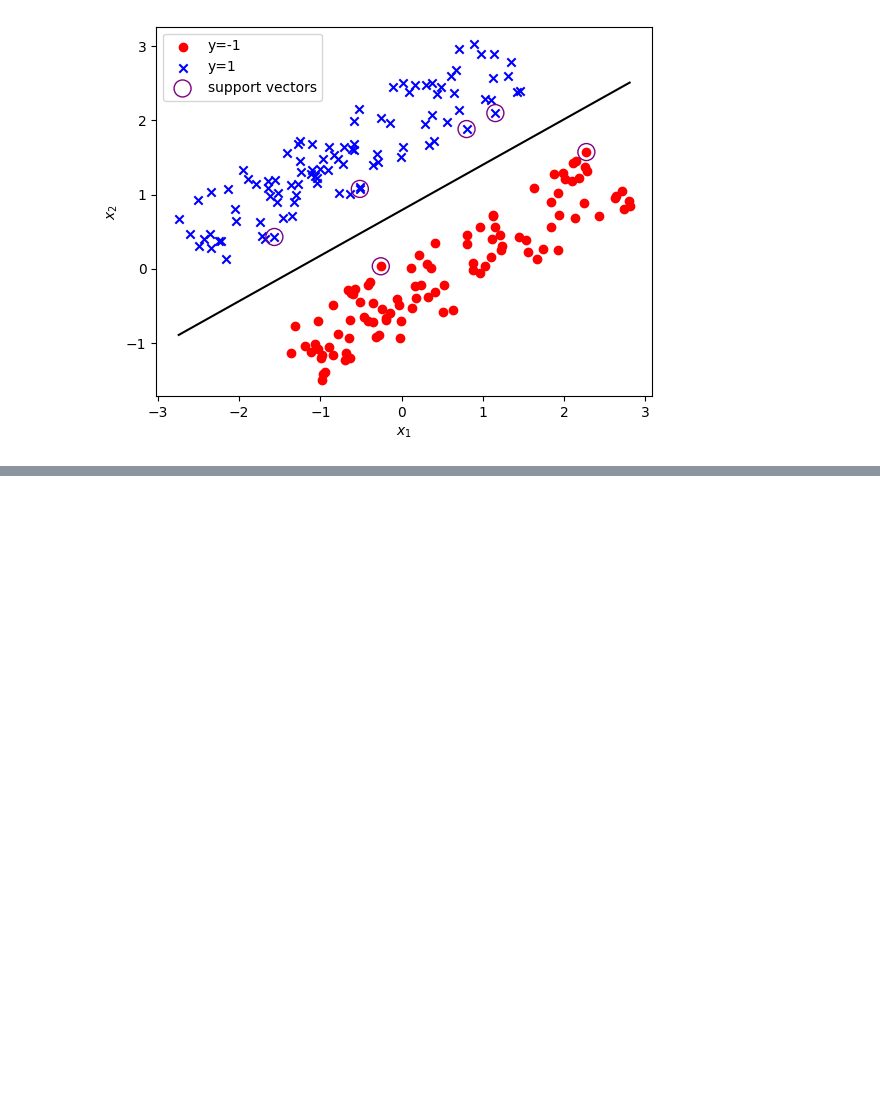
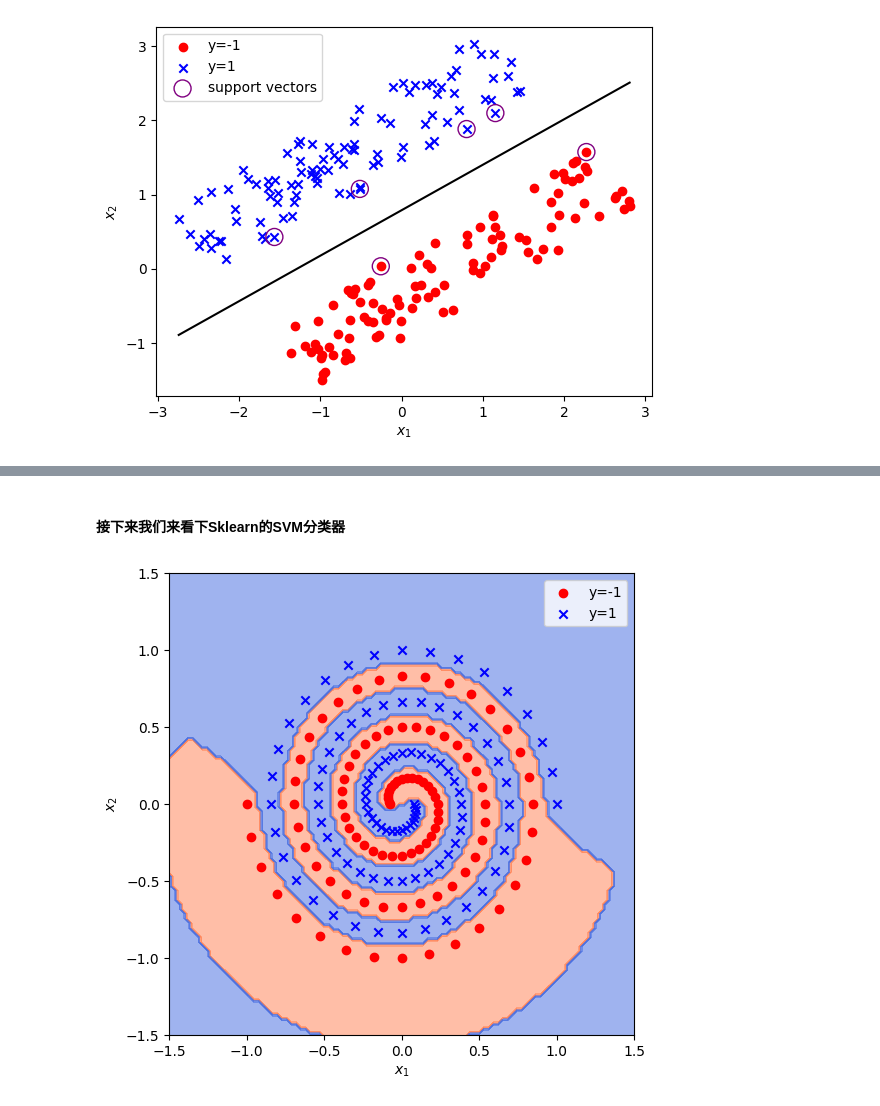
Before and after one commit to Luli3220/ML-Learning, a Jupyter notebook: Support Vector Machine/Support Vector Machine.ipynb, the cells around one changed output, grey strips where cells are left out. Saved outputs shown, nothing was run; the diff lists cells and outputs as text; code cells hidden in the pictures; blank space fills up the shorter version.

```diff
--- a/Support Vector Machine/Support Vector Machine.ipynb
+++ b/Support Vector Machine/Support Vector Machine.ipynb
@@ -280,0 +506,30 @@ plt.show()
+# %% [markdown]
+#### 接下来我们来看下Sklearn的SVM分类器
+# %%
+#sklearn.svm导入SVM分类器
+from sklearn.svm import SVC
+
+#定义SVM模型，包括定义使用的核函数与参数信息
+#kernel='rbf' 核函数类型
+#gamma=50  RBF 核函数中的一个超参数
+#tol=1e-6  优化容忍误差
+model=SVC(kernel='rbf',gamma=50,tol=1e-6)
+model.fit(x,y)
+
+# 绘制结果
+fig=plt.figure(figsize=(6,6))
+G=np.linspace(-1.5,1.5,100)
+G=np.meshgrid(G,G)
+X=np.array([G[0].flatten(),G[1].flatten()]).T
+Y=model.predict(X)
+Y=Y.reshape(G[0].shape)
+plt.contourf(G[0],G[1],Y,cmap=cmap,alpha=0.5)
+# 绘制原数据集的点
+plt.scatter(x[y == -1, 0], x[y == -1, 1], color='red', label='y=-1')
+plt.scatter(x[y == 1, 0], x[y == 1, 1], marker='x', color='blue', label='y=1')
+plt.xlabel(r'$x_1$')
+plt.ylabel(r'$x_2$')
+plt.legend()
+plt.show()
+# %% [output]
+[figure, added]
```
Also changed, not shown: parts of 5 cells of this notebook, 1 other file.
